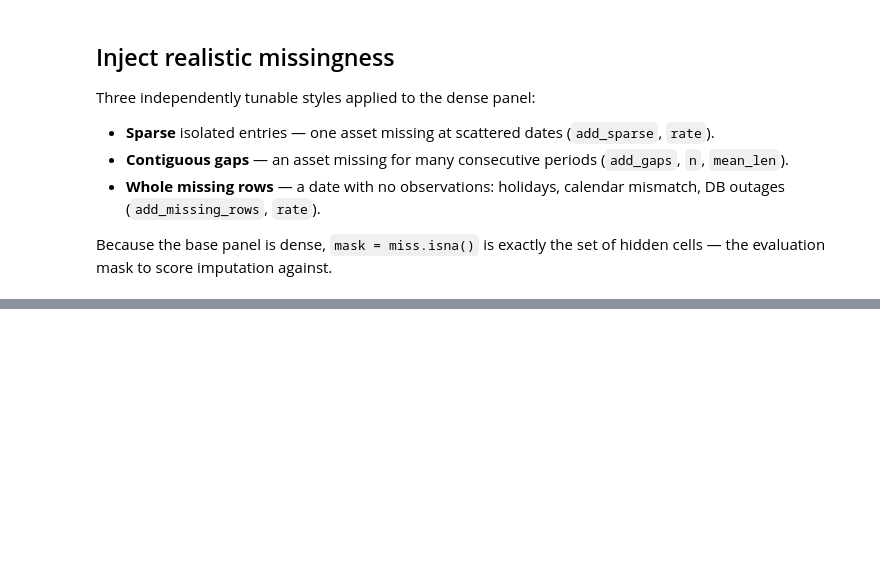
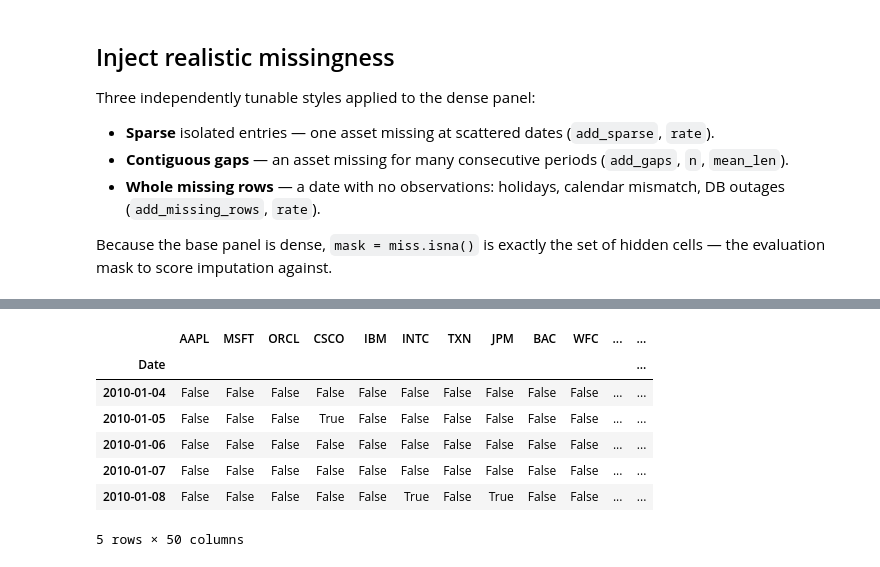
Before and after one commit to michelecarlo/Graduate-Thesis, a Jupyter notebook: Code/Data/DataParsing.ipynb, the cells around one changed output, grey strips where cells are left out. Drawn from its saved outputs; the diff is of its cells as text; code cells hidden in the pictures; blank space fills up the shorter version.

```diff
--- a/Code/Data/DataParsing.ipynb
+++ b/Code/Data/DataParsing.ipynb
@@ -140,0 +141,12 @@ plt.tight_layout(); plt.show()
+# %%
+test = add_sparse(sample, rate=0.05).isna()
+test.head()
+# %% [output]
+|  | AAPL | MSFT | ORCL | CSCO | IBM | INTC | TXN | JPM | BAC | WFC | ... | ... |
+| Date |  |  |  |  |  |  |  |  |  |  |  | ... |
+| 2010-01-04 | False | False | False | False | False | False | False | False | False | False | ... | ... |
+| 2010-01-05 | False | False | False | True | False | False | False | False | False | False | ... | ... |
+| 2010-01-06 | False | False | False | False | False | False | False | False | False | False | ... | ... |
+| 2010-01-07 | False | False | False | False | False | False | False | False | False | False | ... | ... |
+| 2010-01-08 | False | False | False | False | False | True | False | True | False | False | ... | ... |
+5 rows × 50 columns
```
Also changed, not shown: parts of 5 cells of this notebook, 7 other files.
